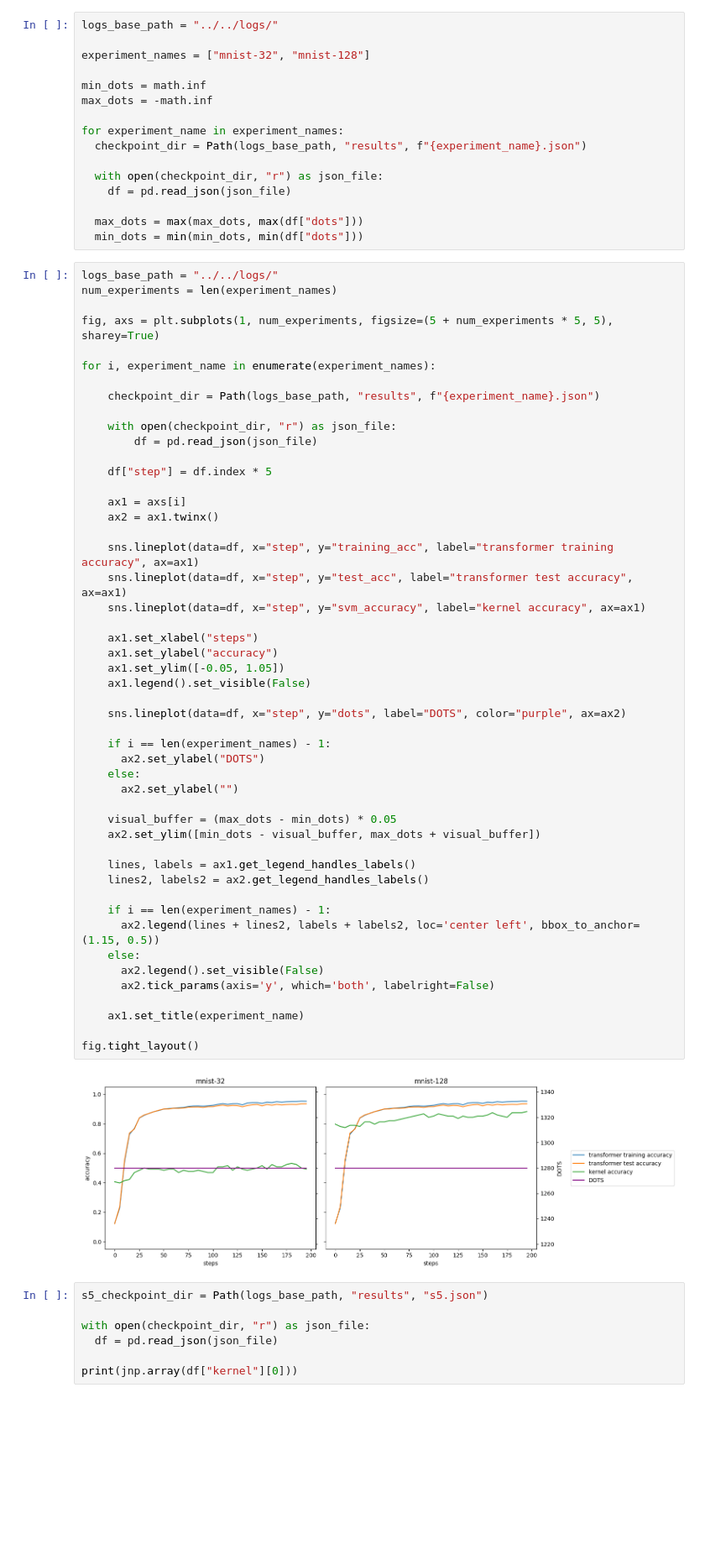
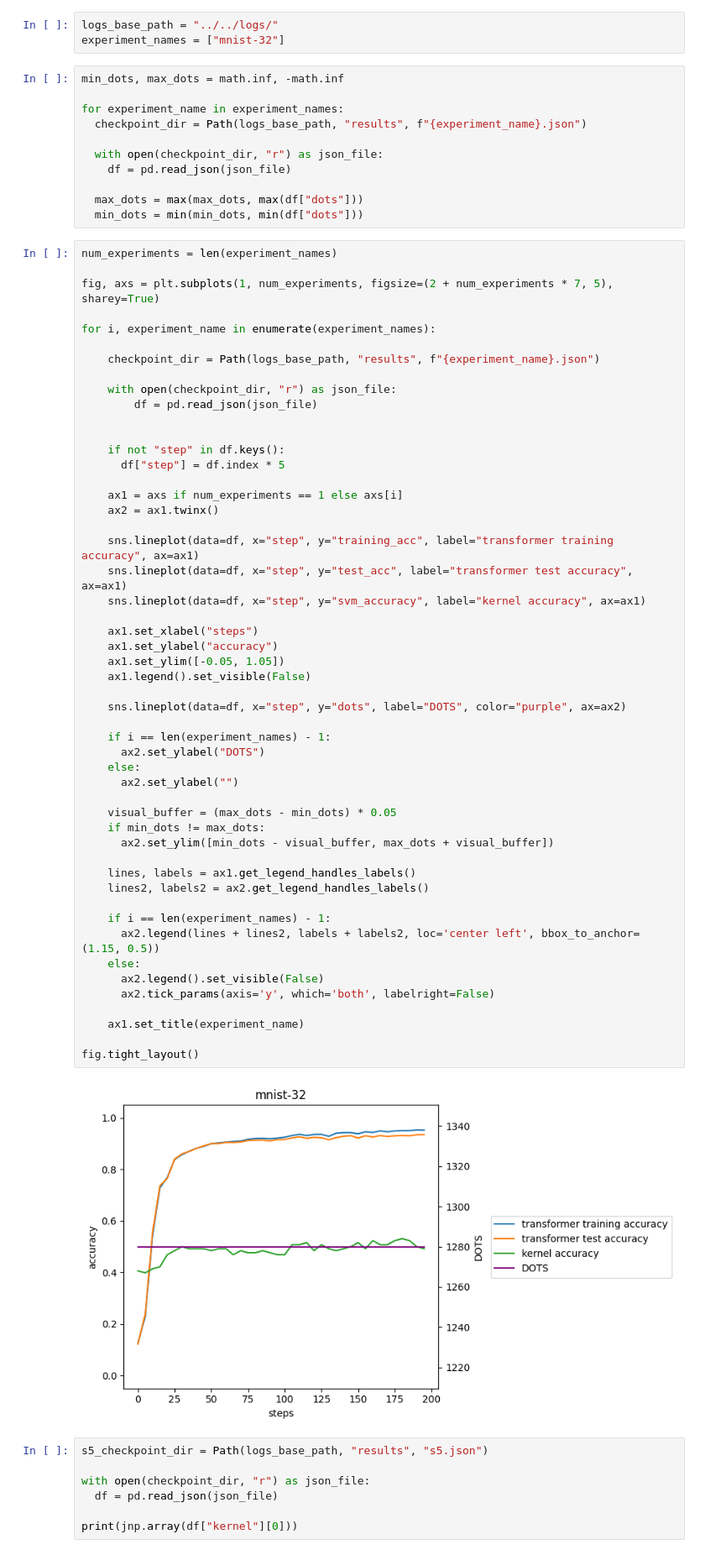
Before and after one commit to andylolu2/idiots, a Jupyter notebook: idiots/notebooks/plot_svm_dots_results.ipynb, the cells around one changed output. Shown at 84% size. Saved outputs shown, nothing was run; the diff lists cells and outputs as text; blank space fills up the shorter version.

Commit message:
Fixed plots

```diff
--- a/idiots/notebooks/plot_svm_dots_results.ipynb
+++ b/idiots/notebooks/plot_svm_dots_results.ipynb
@@ -7,12 +6,10 @@ import jax
 import jax.numpy as jnp
 import math
+# %%
+logs_base_path = "../../logs/"
+experiment_names = ["mnist-32"]
 # %%
-logs_base_path = "../../logs/"
-
-experiment_names = ["mnist-32", "mnist-128"]
-
-min_dots = math.inf
-max_dots = -math.inf
+min_dots, max_dots = math.inf, -math.inf
 
 for experiment_name in experiment_names:
   checkpoint_dir = Path(logs_base_path, "results", f"{experiment_name}.json")
@@ -23,10 +20,9 @@ for experiment_name in experiment_names:
   max_dots = max(max_dots, max(df["dots"]))
   min_dots = min(min_dots, min(df["dots"]))
 # %%
-logs_base_path = "../../logs/"
 num_experiments = len(experiment_names)
 
-fig, axs = plt.subplots(1, num_experiments, figsize=(5 + num_experiments * 5, 5), sharey=True)
+fig, axs = plt.subplots(1, num_experiments, figsize=(2 + num_experiments * 7, 5), sharey=True)
 
 for i, experiment_name in enumerate(experiment_names):
 
@@ -35,44 +31,47 @@ for i, experiment_name in enumerate(experiment_names):
     with open(checkpoint_dir, "r") as json_file:
         df = pd.read_json(json_file)
 
-    df["step"] = df.index * 5
 
-    ax1 = axs[i]
+    if not "step" in df.keys():
+      df["step"] = df.index * 5
+
+    ax1 = axs if num_experiments == 1 else axs[i]
     ax2 = ax1.twinx()
 
     sns.lineplot(data=df, x="step", y="training_acc", label="transformer training accuracy", ax=ax1)
     sns.lineplot(data=df, x="step", y="test_acc", label="transformer test accuracy", ax=ax1)
     sns.lineplot(data=df, x="step", y="svm_accuracy", label="kernel accuracy", ax=ax1)
 
     ax1.set_xlabel("steps")
     ax1.set_ylabel("accuracy")
     ax1.set_ylim([-0.05, 1.05])
     ax1.legend().set_visible(False)
 
     sns.lineplot(data=df, x="step", y="dots", label="DOTS", color="purple", ax=ax2)
 
     if i == len(experiment_names) - 1:
       ax2.set_ylabel("DOTS")
     else:
       ax2.set_ylabel("")
 
     visual_buffer = (max_dots - min_dots) * 0.05
-    ax2.set_ylim([min_dots - visual_buffer, max_dots + visual_buffer])
+    if min_dots != max_dots:
+      ax2.set_ylim([min_dots - visual_buffer, max_dots + visual_buffer])
 
     lines, labels = ax1.get_legend_handles_labels()
     lines2, labels2 = ax2.get_legend_handles_labels()
 
     if i == len(experiment_names) - 1:
       ax2.legend(lines + lines2, labels + labels2, loc='center left', bbox_to_anchor=(1.15, 0.5))
     else:
       ax2.legend().set_visible(False)
       ax2.tick_params(axis='y', which='both', labelright=False)
 
     ax1.set_title(experiment_name)
 
 fig.tight_layout()
 # %% [output]
-[figure, old version]
+[figure, new version]
 # %%
 s5_checkpoint_dir = Path(logs_base_path, "results", "s5.json")
 
```
Also changed, not shown: parts of 2 cells of this notebook, 1 other file.
